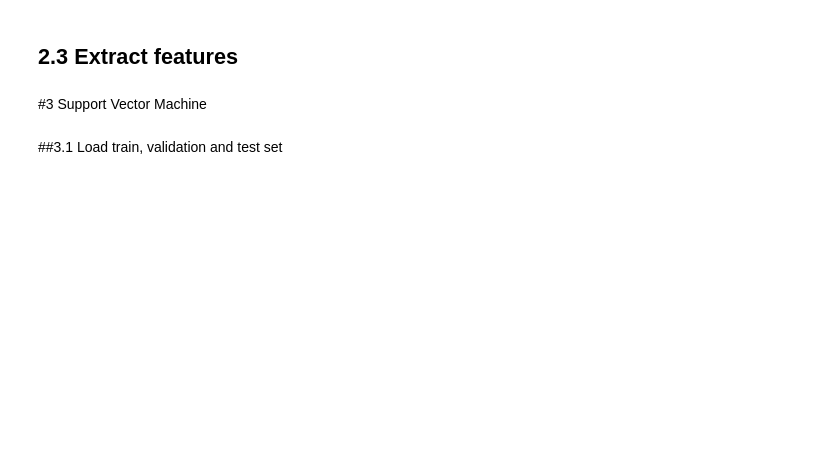
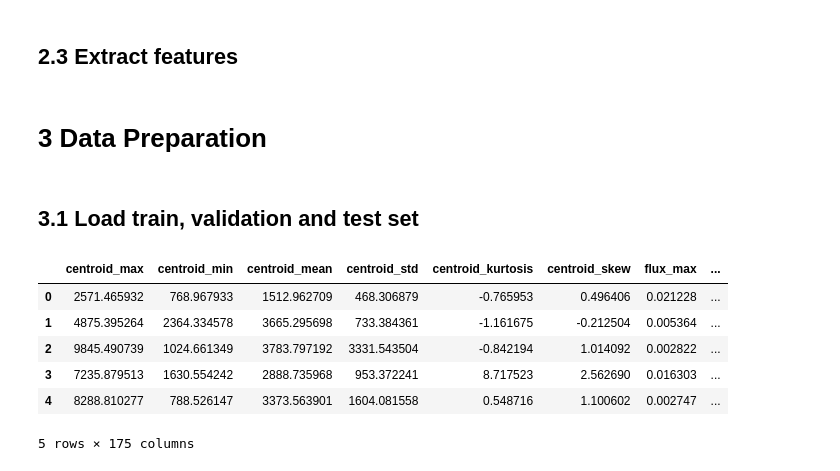
Before and after one commit to mjhof/similarity-modeling, a Jupyter notebook: notebooks/audio-based-feature-engineering.ipynb, the cells around one changed output. Saved outputs shown, nothing was run; the diff lists cells and outputs as text; code cells hidden in the pictures; blank space fills up the shorter version.

```diff
--- a/notebooks/audio-based-feature-engineering.ipynb
+++ b/notebooks/audio-based-feature-engineering.ipynb
@@ -397,10 +386,20 @@ df.to_csv(os.path.join(AUDIO_PATH, 'valid_data.csv'), index=False)
 df = pd.DataFrame(data=features_test)
 df.to_csv(os.path.join(AUDIO_PATH, 'test_data.csv'), index=False)
 # %% [markdown]
-#3 Support Vector Machine
+# 3 Data Preparation
 # %% [markdown]
-##3.1 Load train, validation and test set
+## 3.1 Load train, validation and test set
 # %%
 df_train = pd.read_csv(os.path.join(AUDIO_PATH, 'train_data.csv'))
 df_valid = pd.read_csv(os.path.join(AUDIO_PATH, 'valid_data.csv'))
 df_test = pd.read_csv(os.path.join(AUDIO_PATH, 'test_data.csv'))
+# %%
+df_train[df_train['label'] == 0].head()
+# %% [output]
+|  | centroid_max | centroid_min | centroid_mean | centroid_std | centroid_kurtosis | centroid_skew | flux_max | ... |
+| 0 | 2571.465932 | 768.967933 | 1512.962709 | 468.306879 | -0.765953 | 0.496406 | 0.021228 | ... |
+| 1 | 4875.395264 | 2364.334578 | 3665.295698 | 733.384361 | -1.161675 | -0.212504 | 0.005364 | ... |
+| 2 | 9845.490739 | 1024.661349 | 3783.797192 | 3331.543504 | -0.842194 | 1.014092 | 0.002822 | ... |
+| 3 | 7235.879513 | 1630.554242 | 2888.735968 | 953.372241 | 8.717523 | 2.562690 | 0.016303 | ... |
+| 4 | 8288.810277 | 788.526147 | 3373.563901 | 1604.081558 | 0.548716 | 1.100602 | 0.002747 | ... |
+5 rows × 175 columns
```
Also changed, not shown: parts of 43 cells of this notebook, 3 other files.
